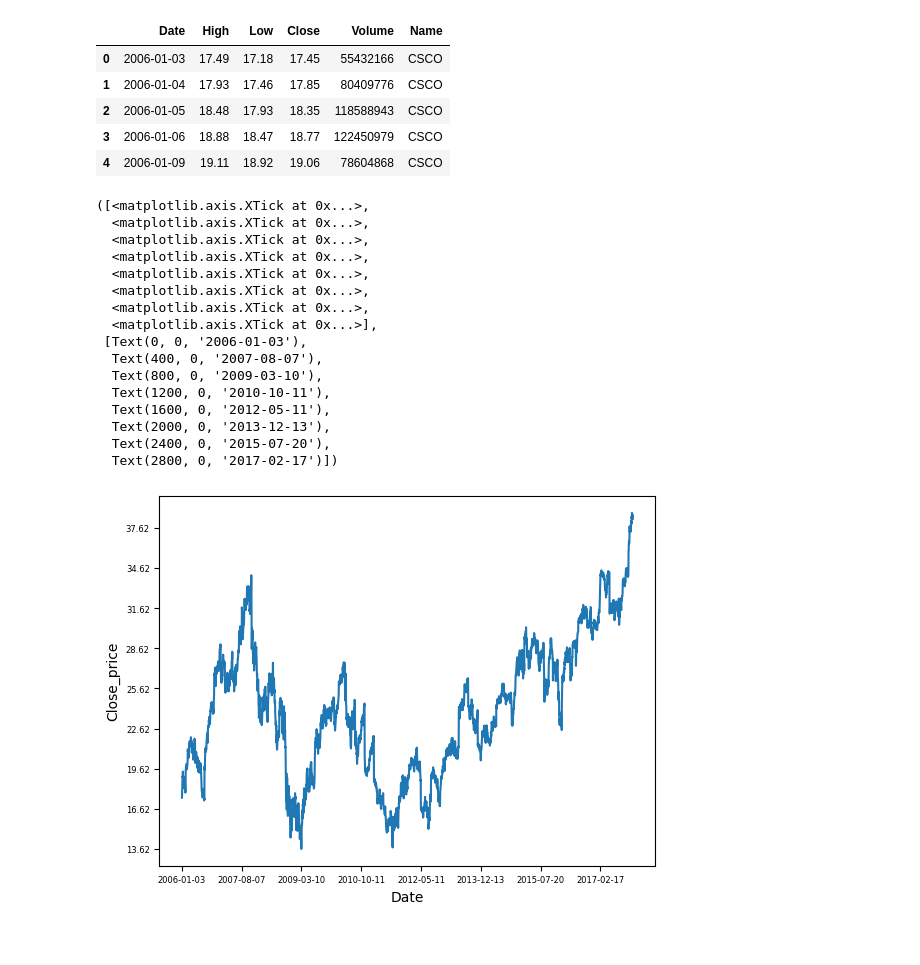
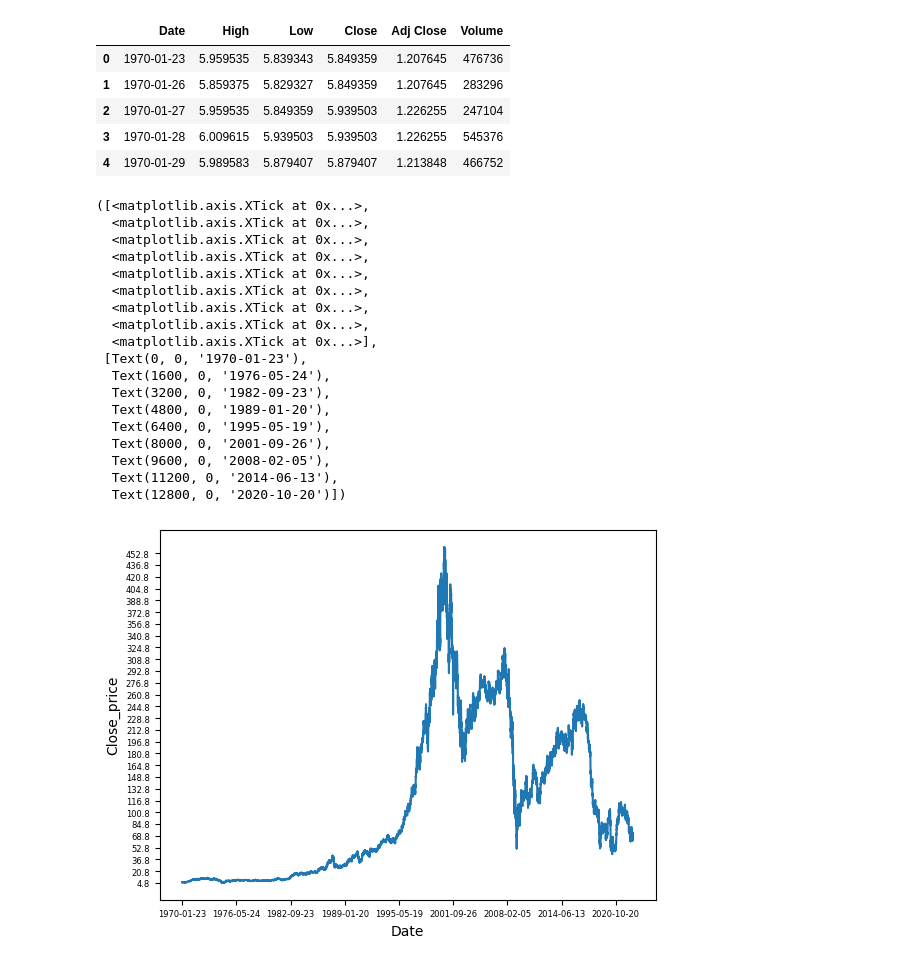
Before and after one commit to REDISKA3000/course_prj, a Jupyter notebook: 1st_detection_model.ipynb, the cells around one changed output. Cells and saved outputs as stored; diff of their text form; code cells hidden in the pictures.

```diff
--- a/1st_detection_model.ipynb
+++ b/1st_detection_model.ipynb
@@ -5,36 +15,38 @@ import matplotlib.pyplot as plt
 # %%
-data = pd.read_csv('./data/CSCO_2006-01-01_to_2018-01-01.csv')
+data = pd.read_csv('./data/GE.csv')
 data = data.drop('Open', axis = 1)
 # %%
 data.head()
 # %% [output]
-|  | Date | High | Low | Close | Volume | Name |
-| 0 | 2006-01-03 | 17.49 | 17.18 | 17.45 | 55432166 | CSCO |
-| 1 | 2006-01-04 | 17.93 | 17.46 | 17.85 | 80409776 | CSCO |
-| 2 | 2006-01-05 | 18.48 | 17.93 | 18.35 | 118588943 | CSCO |
-| 3 | 2006-01-06 | 18.88 | 18.47 | 18.77 | 122450979 | CSCO |
-| 4 | 2006-01-09 | 19.11 | 18.92 | 19.06 | 78604868 | CSCO |
+|  | Date | High | Low | Close | Adj Close | Volume |
+| 0 | 1970-01-23 | 5.959535 | 5.839343 | 5.849359 | 1.207645 | 476736 |
+| 1 | 1970-01-26 | 5.859375 | 5.829327 | 5.849359 | 1.207645 | 283296 |
+| 2 | 1970-01-27 | 5.959535 | 5.849359 | 5.939503 | 1.226255 | 247104 |
+| 3 | 1970-01-28 | 6.009615 | 5.939503 | 5.939503 | 1.226255 | 545376 |
+| 4 | 1970-01-29 | 5.989583 | 5.879407 | 5.879407 | 1.213848 | 466752 |
 # %%
 plt.plot(data['Date'], data['Close'])
 plt.xlabel('Date')
 plt.ylabel('Close_price')
-plt.yticks(np.arange(data['Close'].min(), data['Close'].max(), 3),size = 6)
-plt.xticks([ i for i in range(0,data.count()[0],400) ], size = 6)
+plt.yticks(np.arange(data['Close'].min(), data['Close'].max(), 16),size = 6)
+plt.xticks([ i for i in range(0,data.count()[0],1600) ], size = 6)
 # %% [output]
 ([<matplotlib.axis.XTick at 0x...>,
   <matplotlib.axis.XTick at 0x...>,
   <matplotlib.axis.XTick at 0x...>,
   <matplotlib.axis.XTick at 0x...>,
   <matplotlib.axis.XTick at 0x...>,
   <matplotlib.axis.XTick at 0x...>,
   <matplotlib.axis.XTick at 0x...>,
+  <matplotlib.axis.XTick at 0x...>,
   <matplotlib.axis.XTick at 0x...>],
- [Text(0, 0, '2006-01-03'),
-  Text(400, 0, '2007-08-07'),
-  Text(800, 0, '2009-03-10'),
-  Text(1200, 0, '2010-10-11'),
-  Text(1600, 0, '2012-05-11'),
-  Text(2000, 0, '2013-12-13'),
-  Text(2400, 0, '2015-07-20'),
-  Text(2800, 0, '2017-02-17')])
+ [Text(0, 0, '1970-01-23'),
+  Text(1600, 0, '1976-05-24'),
+  Text(3200, 0, '1982-09-23'),
+  Text(4800, 0, '1989-01-20'),
+  Text(6400, 0, '1995-05-19'),
+  Text(8000, 0, '2001-09-26'),
+  Text(9600, 0, '2008-02-05'),
+  Text(11200, 0, '2014-06-13'),
+  Text(12800, 0, '2020-10-20')])
-[figure, old version]
+[figure, new version]
```
Also changed, not shown: parts of 27 cells of this notebook.
